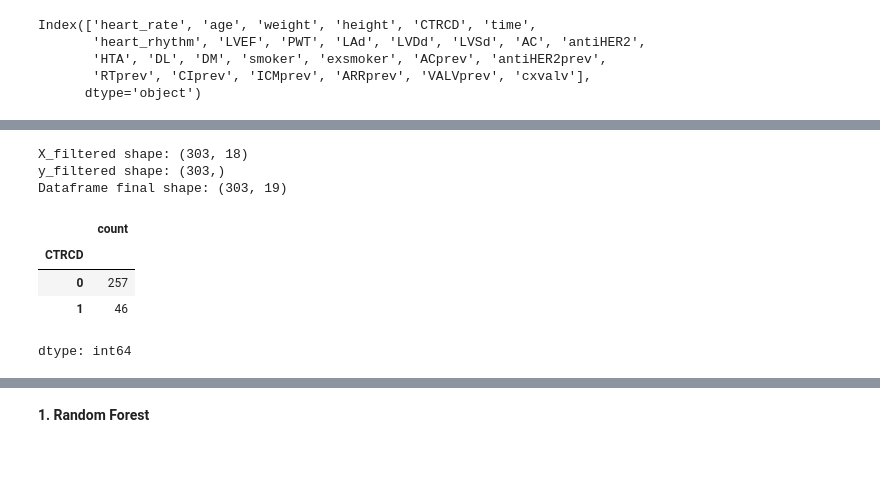
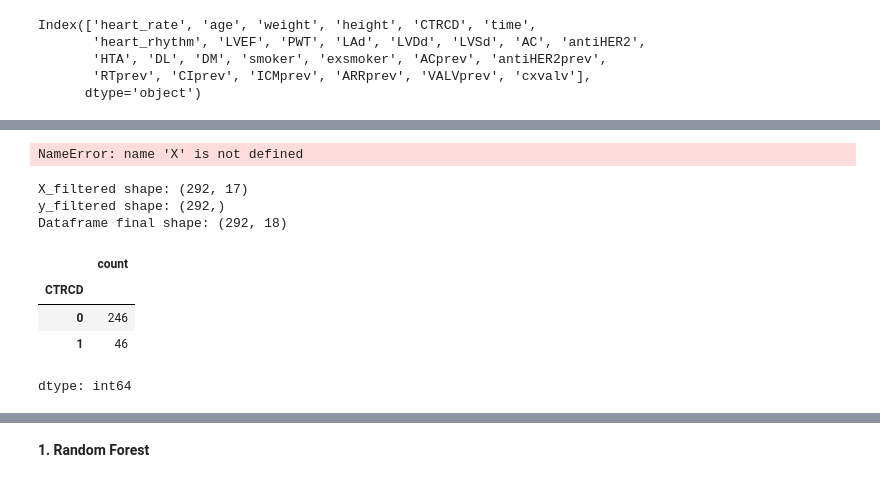
Before and after one commit to nalrob/Aprendizaje-Automatico, a Jupyter notebook: CTRCD_Modelos_lastversion.ipynb, the cells around one changed output, grey strips where cells are left out. Drawn from its saved outputs; the diff is of its cells as text; code cells hidden in the pictures.

```diff
--- a/CTRCD_Modelos_lastversion.ipynb
+++ b/CTRCD_Modelos_lastversion.ipynb
@@ -178,9 +218,48 @@ Index(['heart_rate', 'age', 'weight', 'height', 'CTRCD', 'time',
+# %%
+from sklearn.decomposition import PCA
+from sklearn.preprocessing import StandardScaler
+from sklearn.model_selection import train_test_split
+import matplotlib.pyplot as plt
+import numpy as np
+
+# Dividir datos en entrenamiento y prueba
+X_train, X_test, y_train, y_test = train_test_split(X, y, test_size=0.2, random_state=42)
+
+# 1️⃣ Normalizar los datos antes de aplicar PCA
+scaler = StandardScaler()
+X_train_scaled = scaler.fit_transform(X_train)
+
+# 2️⃣ Aplicar PCA a los datos normalizados
+pca = PCA()
+X_train_pca = pca.fit_transform(X_train_scaled)
+
+# 3️⃣ Calcular la varianza explicada acumulada
+explained_variance_ratio = pca.explained_variance_ratio_
+cumulative_variance = np.cumsum(explained_variance_ratio)
+
+# 4️⃣ Encontrar el número óptimo de componentes (95% de la varianza)
+num_components = np.argmax(cumulative_variance >= 0.98) + 1
+print(f"📌 Número óptimo de componentes para 95% de varianza: {num_components}")
+
+# 5️⃣ Graficar el codo
+plt.figure(figsize=(8, 5))
+plt.plot(range(1, len(cumulative_variance) + 1), cumulative_variance, marker='o', linestyle='--', color='b')
+plt.xlabel('Número de Componentes Principales')
+plt.ylabel('Varianza Acumulada')
+plt.title('Gráfico de Codo para Selección de Componentes PCA')
+plt.axhline(y=0.95, color='r', linestyle='--', label='95% Varianza')
+plt.axvline(x=num_components, color='g', linestyle='--', label=f'{num_components} Componentes')
+plt.legend()
+plt.grid()
+plt.show()
+# %% [output]
+NameError: name 'X' is not defined
 # %%
 #feature_names = ['heart_rate', 'age', 'weight', 'height', 'time', 'LVEF', 'PWT', 'LAd', 'LVSd', 'antiHER2', 'HTA', 'DL', 'DM', 'smoker', 'exsmoker', 'ACprev', 'antiHER2prev', 'RTprev']
 #data = data.drop(columns=['heart_rhythm', 'LVEF','LAd', 'LVDd', 'LVSd','DM','exsmoker','VALVprev','CIprev', 'ICMprev', 'ARRprev', 'VALVprev', 'cxvalv'])
 
 data = data.drop(columns=['heart_rhythm', 'LVDd','VALVprev','CIprev', 'ICMprev', 'ARRprev', 'VALVprev', 'cxvalv','LAd', 'LVSd'])
-feature_names = ['heart_rate', 'age', 'weight', 'height', 'time','LVEF','PWT', 'AC', 'antiHER2', 'antiHER2prev', 'HTA', 'DL', 'DM', 'smoker', 'exsmoker', 'ACprev', 'RTprev']
+feature_names = ['heart_rate', 'age', 'weight', 'height', 'time', 'LVEF', 'PWT','antiHER2', 'antiHER2prev', 'HTA', 'DL', 'DM', 'smoker', 'exsmoker', 'AC', 'ACprev', 'RTprev']
 
 X=data[feature_names]
 y=data['CTRCD']
@@ -193,8 +272,8 @@ X_0 = X[y == 0]
 y_0 = y[y == 0]
 
 # Calcular el IQR para cada columna numérica en la clase 0
-Q1 = X_0[numeric_columns].quantile(0.25)
-Q3 = X_0[numeric_columns].quantile(0.75)
+Q1 = X_0[numeric_columns].quantile(0.3)
+Q3 = X_0[numeric_columns].quantile(0.7)
 IQR = Q3 - Q1
 
 # Definir límites inferior y superior
@@ -226,14 +305,14 @@ df_filtered = pd.concat([X, y], axis=1)
 # Mostrar el tamaño del dataframe final
 print(f"Dataframe final shape: {df_filtered.shape}")
 # %% [output]
-X_filtered shape: (303, 18)
-y_filtered shape: (303,)
-Dataframe final shape: (303, 19)
+X_filtered shape: (292, 17)
+y_filtered shape: (292,)
+Dataframe final shape: (292, 18)
 # %%
-X['CTRCD'].value_counts()
+df_filtered['CTRCD'].value_counts()
 # %% [output]
 |  | count |
 | CTRCD |  |
-| 0 | 257 |
+| 0 | 246 |
 | 1 | 46 |
 dtype: int64
```
Also changed, not shown: parts of 21 cells of this notebook.
